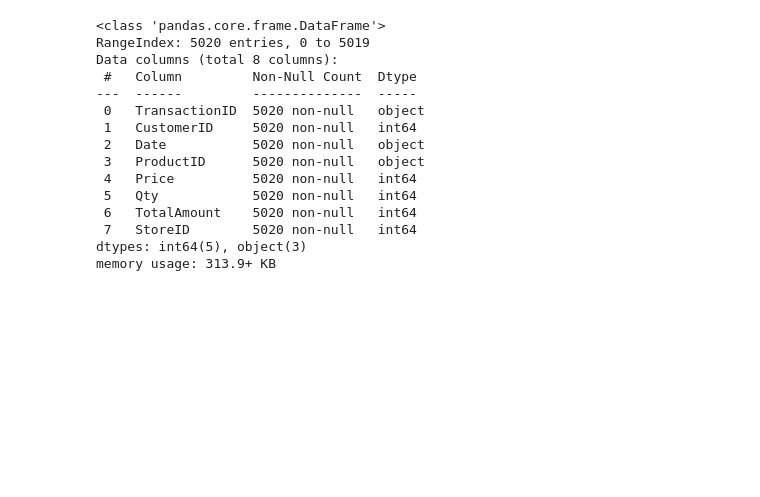
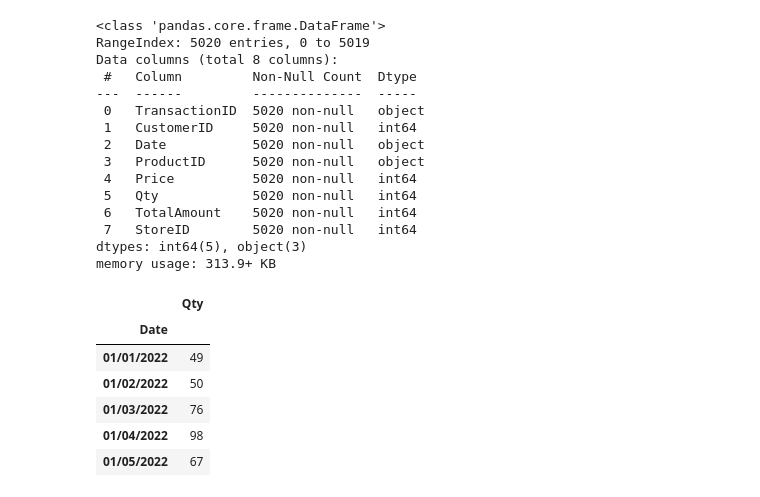
Before and after one commit to aslamfr/rakamin-data-science, a Jupyter notebook: case_regression.ipynb, the cells around one changed output. Saved outputs shown, nothing was run; the diff lists cells and outputs as text; code cells hidden in the pictures; blank space fills up the shorter version.

```diff
--- a/case_regression.ipynb
+++ b/case_regression.ipynb
@@ -35,3 +38,15 @@ Data columns (total 8 columns):
  7   StoreID        5020 non-null   int64
 dtypes: int64(5), object(3)
 memory usage: 313.9+ KB
+# %%
+#Group by Date dan aggregate sum Qty
+df_date_sum = df.groupby('Date').agg({"Qty":"sum"})
+df_date_sum.head()
+# %% [output]
+|  | Qty |
+| Date |  |
+| 01/01/2022 | 49 |
+| 01/02/2022 | 50 |
+| 01/03/2022 | 76 |
+| 01/04/2022 | 98 |
+| 01/05/2022 | 67 |
```
Also changed, not shown: parts of 2 cells of this notebook.
